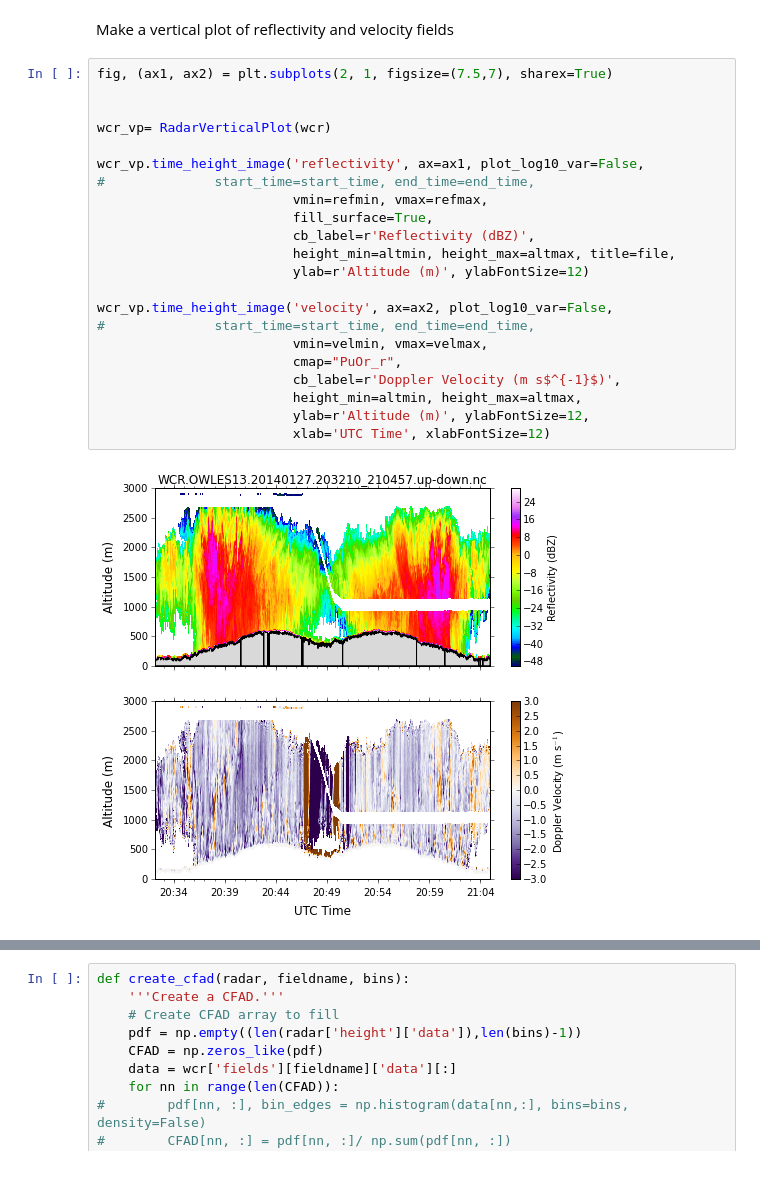
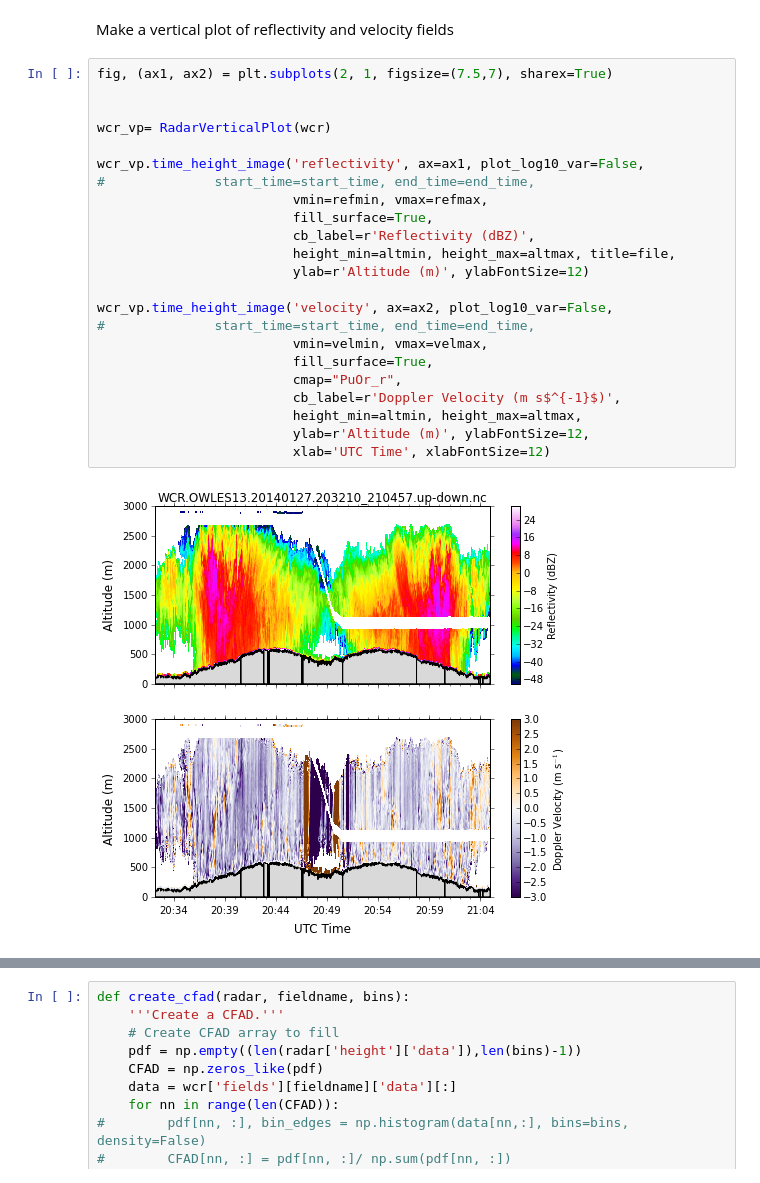
Before and after one commit to nguy/AWOT, a Jupyter notebook: examples/awot_plot_wcr2.ipynb, the cells around one changed output, grey strips where cells are left out. Drawn from its saved outputs; the diff is of its cells as text.

```diff
--- a/examples/awot_plot_wcr2.ipynb
+++ b/examples/awot_plot_wcr2.ipynb
@@ -69,24 +69,25 @@ Make a vertical plot of reflectivity and velocity fields
 # %%
 fig, (ax1, ax2) = plt.subplots(2, 1, figsize=(7.5,7), sharex=True)
 
 
 wcr_vp= RadarVerticalPlot(wcr)
 
 wcr_vp.time_height_image('reflectivity', ax=ax1, plot_log10_var=False,
 #              start_time=start_time, end_time=end_time,
                          vmin=refmin, vmax=refmax,
                          fill_surface=True,
                          cb_label=r'Reflectivity (dBZ)',
                          height_min=altmin, height_max=altmax, title=file,
                          ylab=r'Altitude (m)', ylabFontSize=12)
 
 wcr_vp.time_height_image('velocity', ax=ax2, plot_log10_var=False,
 #              start_time=start_time, end_time=end_time,
                          vmin=velmin, vmax=velmax,
+                         fill_surface=True,
                          cmap="PuOr_r",
                          cb_label=r'Doppler Velocity (m s$^{-1}$)',
                          height_min=altmin, height_max=altmax,
                          ylab=r'Altitude (m)', ylabFontSize=12,
                          xlab='UTC Time', xlabFontSize=12)
 # %% [output]
-[figure, old version]
+[figure, new version]
```
Also changed, not shown: parts of 7 cells of this notebook, 3 other files.
